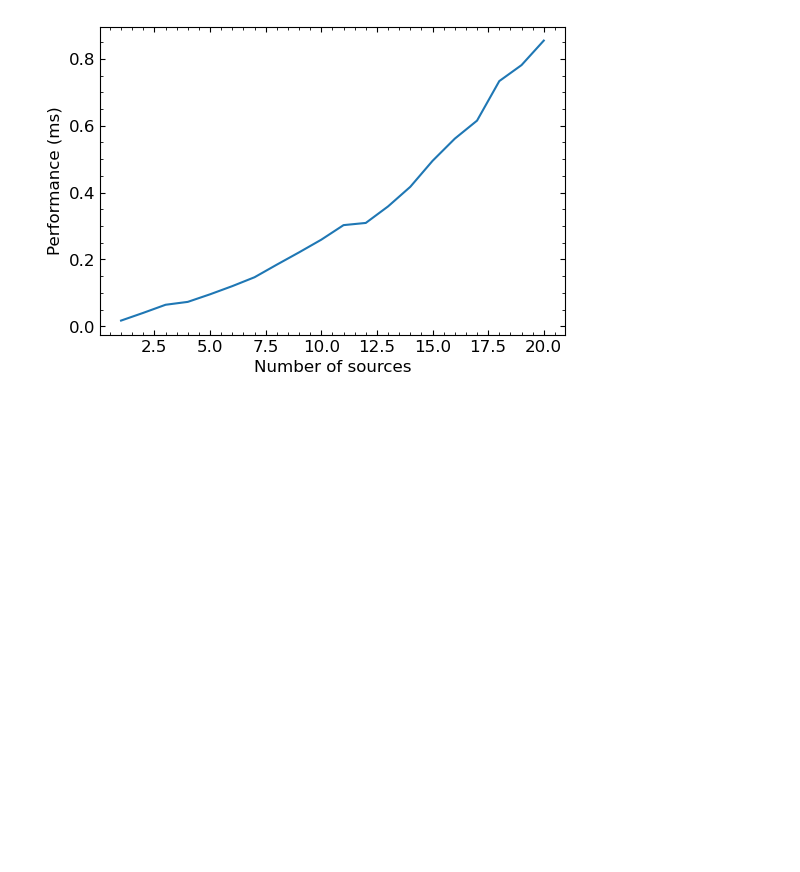
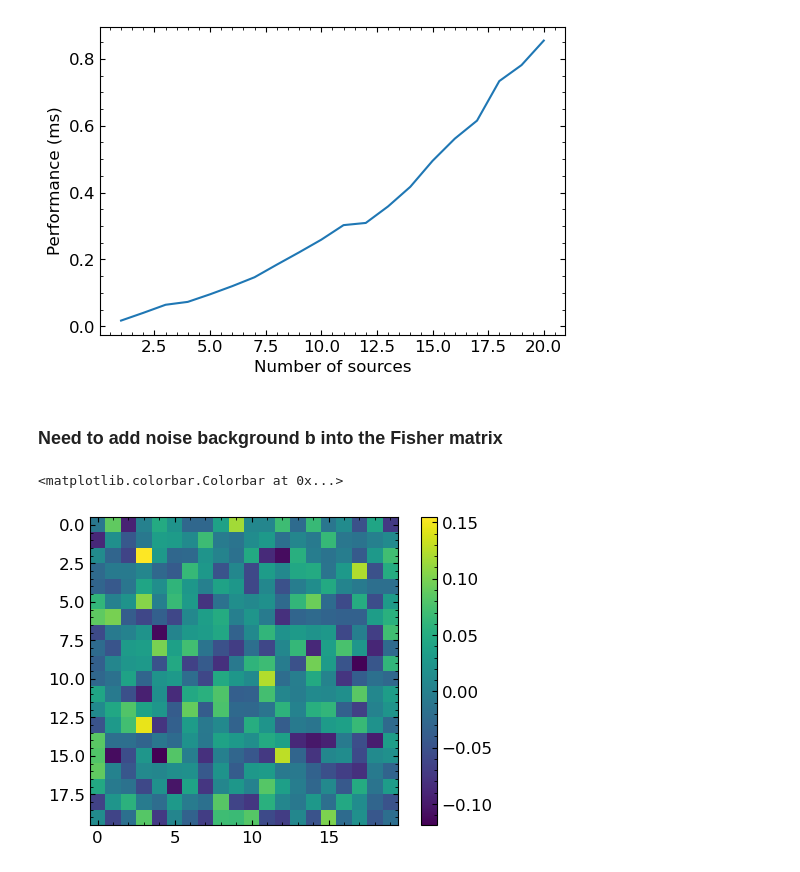
Before and after one commit to gemmahuai/Tractor-Covariance, a Jupyter notebook: Tractor_with_covariance.ipynb, the cells around one changed output. Saved outputs shown, nothing was run; the diff lists cells and outputs as text; code cells hidden in the pictures; blank space fills up the shorter version.

```diff
--- a/Tractor_with_covariance.ipynb
+++ b/Tractor_with_covariance.ipynb
@@ -449,0 +446,9 @@ np.linalg.cholesky?
+# %% [markdown]
+### Need to add noise background b into the Fisher matrix
+# %%
+noise = np.random.normal(scale = im_sigma, size=(umod.shape[1], umod.shape[2])) * 0.05
+plt.imshow(noise)
+plt.colorbar()
+# %% [output]
+<matplotlib.colorbar.Colorbar at 0x...>
+[figure, added]
```
Also changed, not shown: parts of 4 cells of this notebook, 1 other file.
